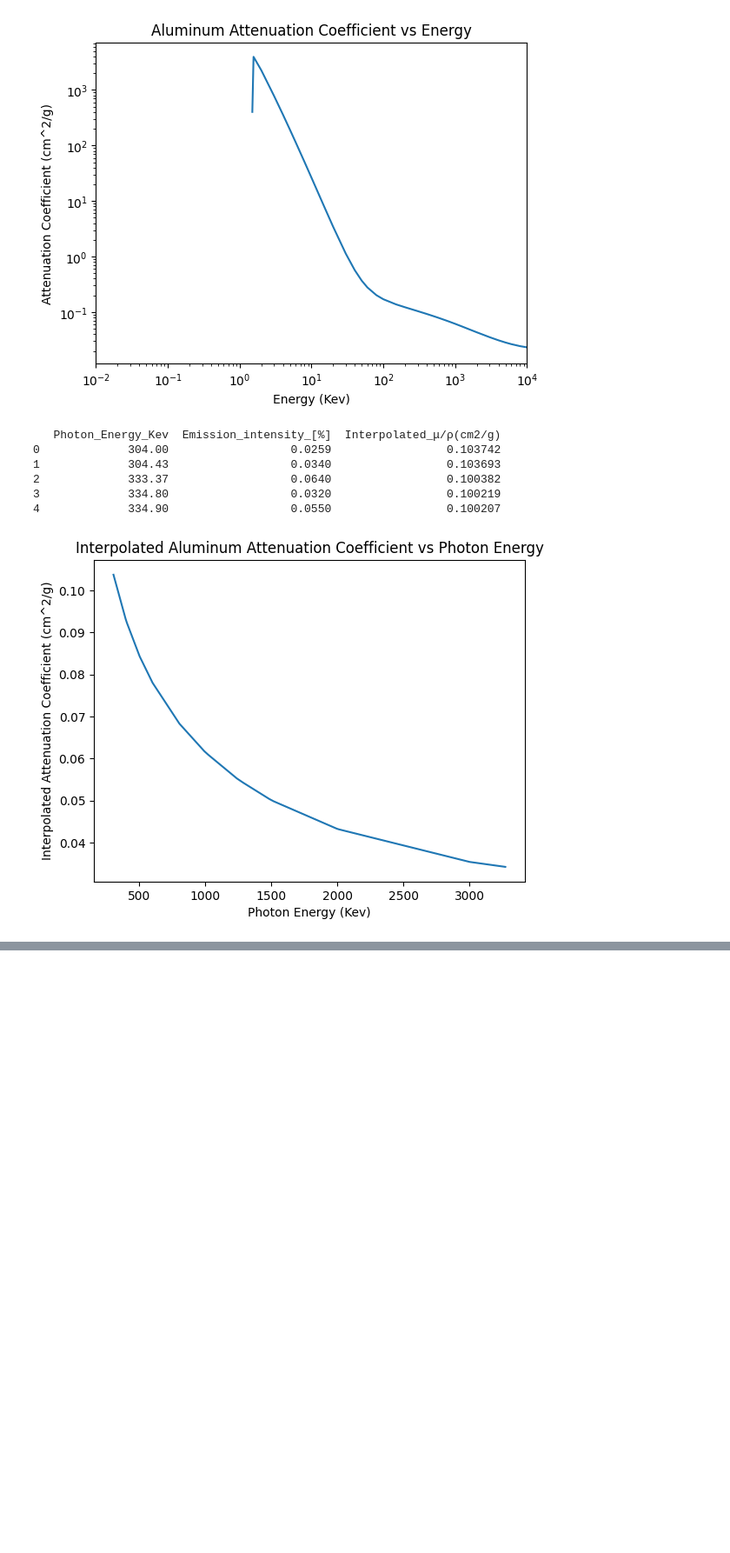
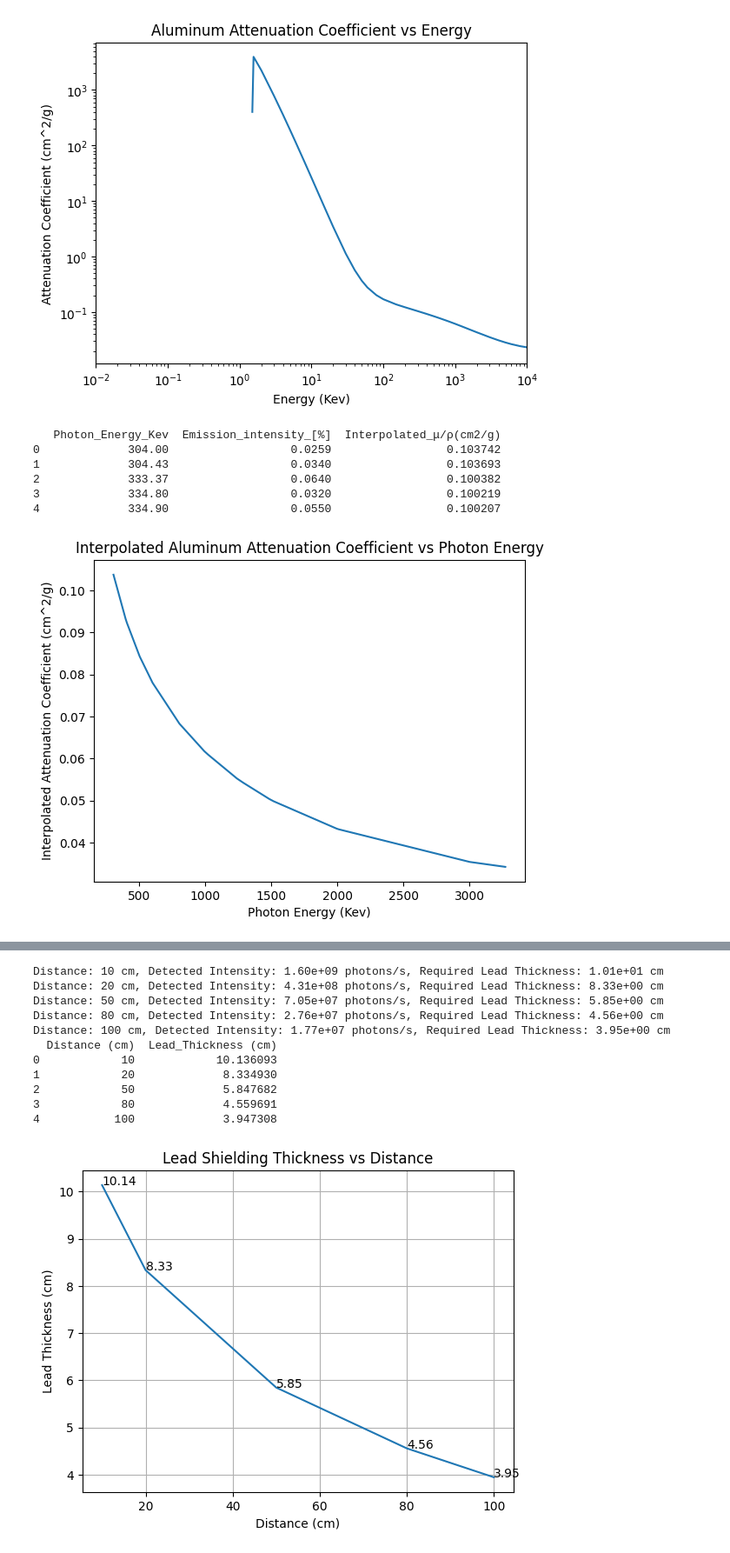
Before and after one commit to AbhinandSatish/Nuclear-Instrumentation-and-Measurement-Project-1, a Jupyter notebook: project1.ipynb, the cells around one changed output, grey strips where cells are left out. Shown: that part at 87% size. Saved outputs shown, nothing was run; the diff lists cells and outputs as text; code cells hidden in the pictures; blank space fills up the shorter version.

```diff
--- a/project1.ipynb
+++ b/project1.ipynb
@@ -340,0 +349,78 @@ Distance: 100 cm, Detected Intensity: 1.77e+07 photons/s, Required Aluminum Thic
+# %%
+#Now for lead shielding thickness
+# Load the lead attenuation data
+df = pd.read_csv('lead_attenuation.csv')
+df['Energy_Mev'] = df['Energy_Mev'].astype(float)
+df['μ/ρ(cm2/g) '] = df['μ/ρ(cm2/g) '].astype(float)
+
+# Convert energy from MeV to keV
+df['Energy_Kev'] = df['Energy_Mev']
+df['Energy_Kev'] = df['Energy_Kev'] * 1e3
+
+# Linear interpolation
+from scipy.interpolate import interp1d
+
+# Load the photon energy and emission intensity data
+df_photon = pd.read_csv('7314376.csv')
+df_photon['Photon_Energy_Kev'] = df_photon['Photon_Energy_Kev'].astype(float)
+df_photon['Emission_intensity_[%]'] = df_photon['Emission_intensity_[%]'].astype(float)
+
+# Interpolate the attenuation coefficient
+interpolator = interp1d(df['Energy_Kev'], df['μ/ρ(cm2/g) '], kind='linear', fill_value='extrapolate')
+# Interpolate the attenuation coefficient for each photon energy in the emission spectrum
+df_photon['Interpolated_μ/ρ(cm2/g)'] = interpolator(df_photon['Photon_Energy_Kev'])
+
+# Calculate the thickness of lead required to reduce the detected intensity to 1e6 counts/s
+target_intensity = 1e6  # counts/s
+density_lead = 11.34  # g/cm^3
+
+# Calculate the thickness of lead required to reduce the detected intensity to 1e6 counts/s
+df_lead_thickness = pd.DataFrame(columns=['Distance (cm)', 'Lead_Thickness (cm)'])
+
+for distance in distances:
+    # Calculate the geometric efficiency
+    epsilon = geometric_efficiency(detector_radius, distance)
+
+    # Calculate the detected intensity
+    detected_intensity = total_initial_intensity * epsilon
+
+    # Calculate the thickness of lead required
+    thickness = -np.log(target_intensity / detected_intensity) / (df_photon['Interpolated_μ/ρ(cm2/g)'] * density_lead)
+    # Append to the DataFrame
+    df_lead_thickness = pd.concat([df_lead_thickness, pd.DataFrame({'Distance (cm)': [distance], 'Lead_Thickness (cm)': [thickness.mean()]})], ignore_index=True)
+    if distance == 10:
+        print(f"Distance: {distance} cm, Detected Intensity: {detected_intensity:.2e} photons/s, Required Lead Thickness: {thickness.mean():.2e} cm")
+    if distance == 20:
+        print(f"Distance: {distance} cm, Detected Intensity: {detected_intensity:.2e} photons/s, Required Lead Thickness: {thickness.mean():.2e} cm")
+
+    if distance == 50:
+        print(f"Distance: {distance} cm, Detected Intensity: {detected_intensity:.2e} photons/s, Required Lead Thickness: {thickness.mean():.2e} cm")
+    if distance == 80:
+        print(f"Distance: {distance} cm, Detected Intensity: {detected_intensity:.2e} photons/s, Required Lead Thickness: {thickness.mean():.2e} cm")
+    if distance == 100:
+        print(f"Distance: {distance} cm, Detected Intensity: {detected_intensity:.2e} photons/s, Required Lead Thickness: {thickness.mean():.2e} cm")
+
+print(df_lead_thickness)
+plt.plot(df_lead_thickness['Distance (cm)'], df_lead_thickness['Lead_Thickness (cm)'])
+plt.xlabel('Distance (cm)')
+plt.ylabel('Lead Thickness (cm)')
+plt.title('Lead Shielding Thickness vs Distance')
+#put points on the graph
+for i, txt in enumerate(df_lead_thickness['Lead_Thickness (cm)']):
+    plt.annotate(f"{txt:.2f}", (df_lead_thickness['Distance (cm)'][i], df_lead_thickness['Lead_Thickness (cm)'][i]))
+
+plt.grid()
+plt.show()
+# %% [output]
+Distance: 10 cm, Detected Intensity: 1.60e+09 photons/s, Required Lead Thickness: 1.01e+01 cm
+Distance: 20 cm, Detected Intensity: 4.31e+08 photons/s, Required Lead Thickness: 8.33e+00 cm
+Distance: 50 cm, Detected Intensity: 7.05e+07 photons/s, Required Lead Thickness: 5.85e+00 cm
+Distance: 80 cm, Detected Intensity: 2.76e+07 photons/s, Required Lead Thickness: 4.56e+00 cm
+Distance: 100 cm, Detected Intensity: 1.77e+07 photons/s, Required Lead Thickness: 3.95e+00 cm
+  Distance (cm)  Lead_Thickness (cm)
+0            10            10.136093
+1            20             8.334930
+2            50             5.847682
+3            80             4.559691
+4           100             3.947308
+[figure, added]
```
Also changed, not shown: parts of 2 cells of this notebook, 2 other files.
